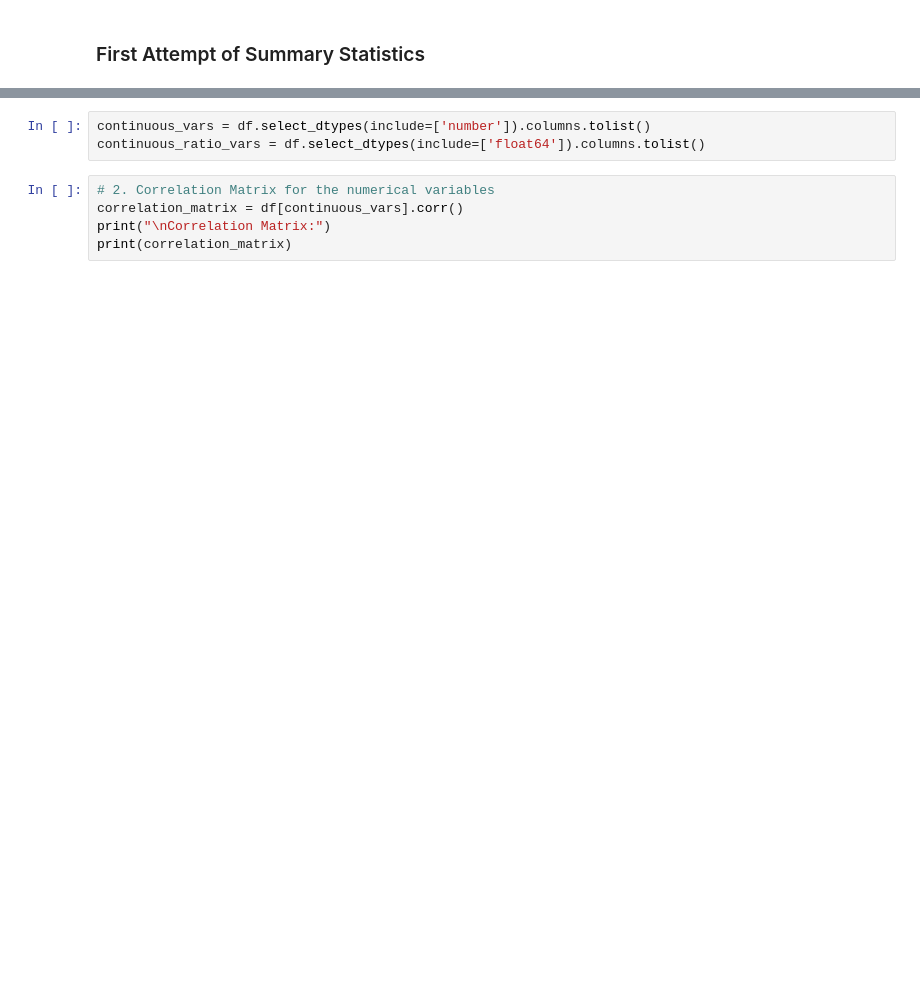
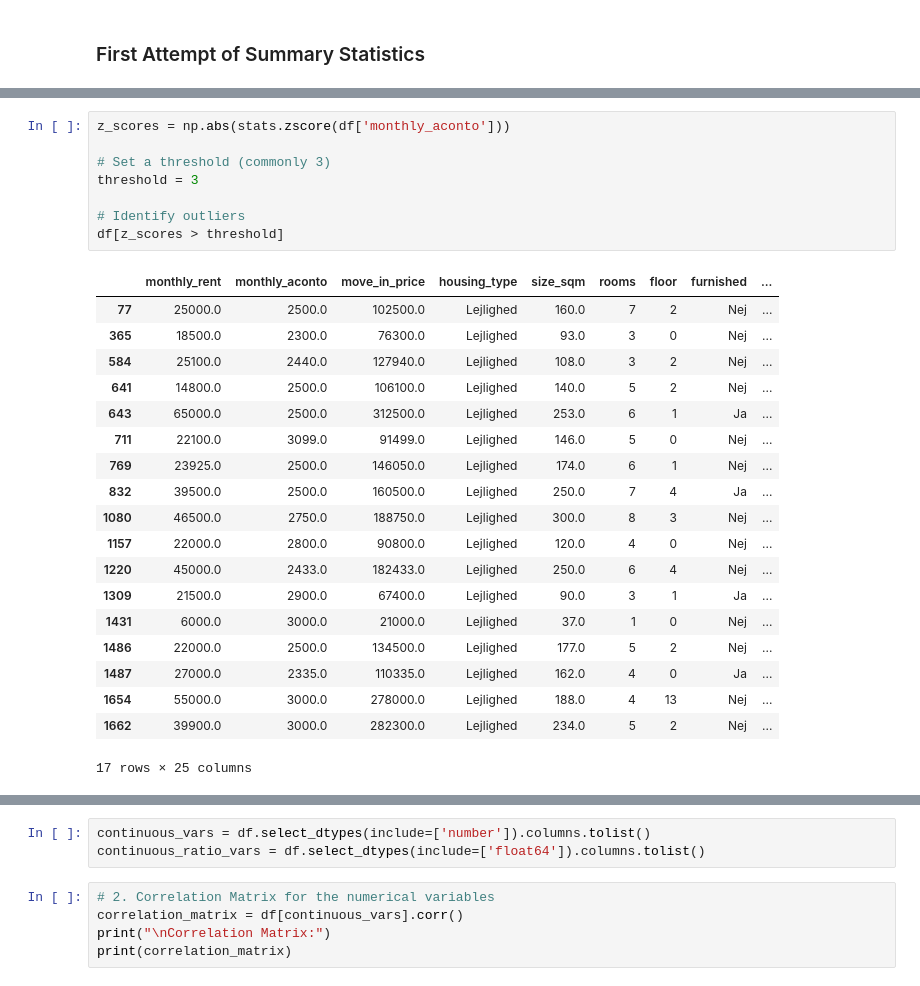
Before and after one commit to michalisdikaiopoulos/Copenhagen-Apartment-Prices-And-Energy-Efficiency-Predictions, a Jupyter notebook: Summary_Statistics.ipynb, the cells around one changed output, grey strips where cells are left out. Cells and saved outputs as stored; diff of their text form; blank space fills up the shorter version.

```diff
--- a/Summary_Statistics.ipynb
+++ b/Summary_Statistics.ipynb
@@ -10,3 +59,31 @@ df = pd.read_csv('preprocessed_data.csv')
+# %%
+z_scores = np.abs(stats.zscore(df['monthly_aconto']))
+
+# Set a threshold (commonly 3)
+threshold = 3
+
+# Identify outliers
+df[z_scores > threshold]
+# %% [output]
+|  | monthly_rent | monthly_aconto | move_in_price | housing_type | size_sqm | rooms | floor | furnished | ... |
+| 77 | 25000.0 | 2500.0 | 102500.0 | Lejlighed | 160.0 | 7 | 2 | Nej | ... |
+| 365 | 18500.0 | 2300.0 | 76300.0 | Lejlighed | 93.0 | 3 | 0 | Nej | ... |
+| 584 | 25100.0 | 2440.0 | 127940.0 | Lejlighed | 108.0 | 3 | 2 | Nej | ... |
+| 641 | 14800.0 | 2500.0 | 106100.0 | Lejlighed | 140.0 | 5 | 2 | Nej | ... |
+| 643 | 65000.0 | 2500.0 | 312500.0 | Lejlighed | 253.0 | 6 | 1 | Ja | ... |
+| 711 | 22100.0 | 3099.0 | 91499.0 | Lejlighed | 146.0 | 5 | 0 | Nej | ... |
+| 769 | 23925.0 | 2500.0 | 146050.0 | Lejlighed | 174.0 | 6 | 1 | Nej | ... |
+| 832 | 39500.0 | 2500.0 | 160500.0 | Lejlighed | 250.0 | 7 | 4 | Ja | ... |
+| 1080 | 46500.0 | 2750.0 | 188750.0 | Lejlighed | 300.0 | 8 | 3 | Nej | ... |
+| 1157 | 22000.0 | 2800.0 | 90800.0 | Lejlighed | 120.0 | 4 | 0 | Nej | ... |
+| 1220 | 45000.0 | 2433.0 | 182433.0 | Lejlighed | 250.0 | 6 | 4 | Nej | ... |
+| 1309 | 21500.0 | 2900.0 | 67400.0 | Lejlighed | 90.0 | 3 | 1 | Ja | ... |
+| 1431 | 6000.0 | 3000.0 | 21000.0 | Lejlighed | 37.0 | 1 | 0 | Nej | ... |
+| 1486 | 22000.0 | 2500.0 | 134500.0 | Lejlighed | 177.0 | 5 | 2 | Nej | ... |
+| 1487 | 27000.0 | 2335.0 | 110335.0 | Lejlighed | 162.0 | 4 | 0 | Ja | ... |
+| 1654 | 55000.0 | 3000.0 | 278000.0 | Lejlighed | 188.0 | 4 | 13 | Nej | ... |
+| 1662 | 39900.0 | 3000.0 | 282300.0 | Lejlighed | 234.0 | 5 | 2 | Nej | ... |
+17 rows × 25 columns
 # %%
 # 1. Quick Summary Statistics
 print("Summary Statistics:")
```
Also changed, not shown: parts of 18 cells of this notebook, 7 other files.
